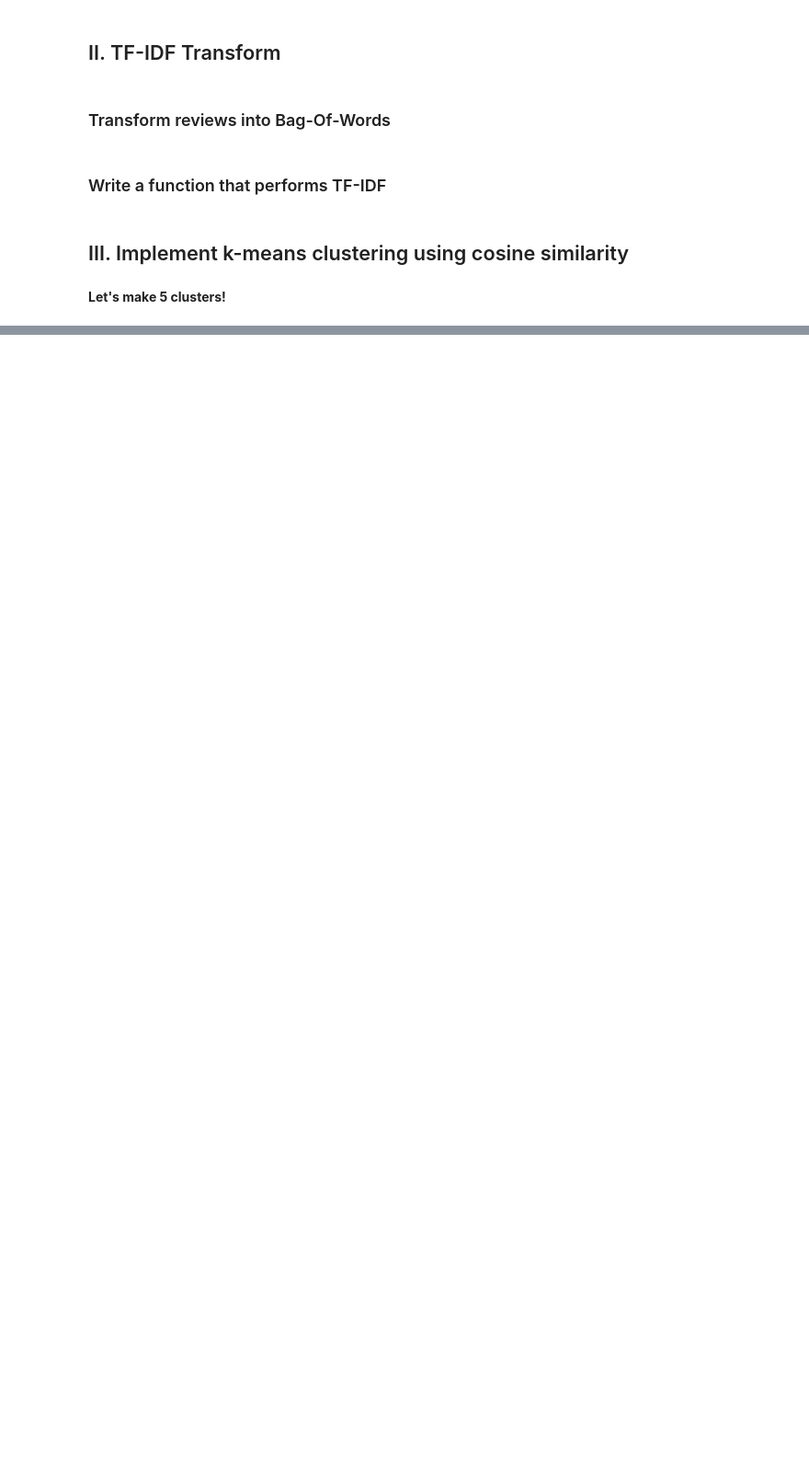
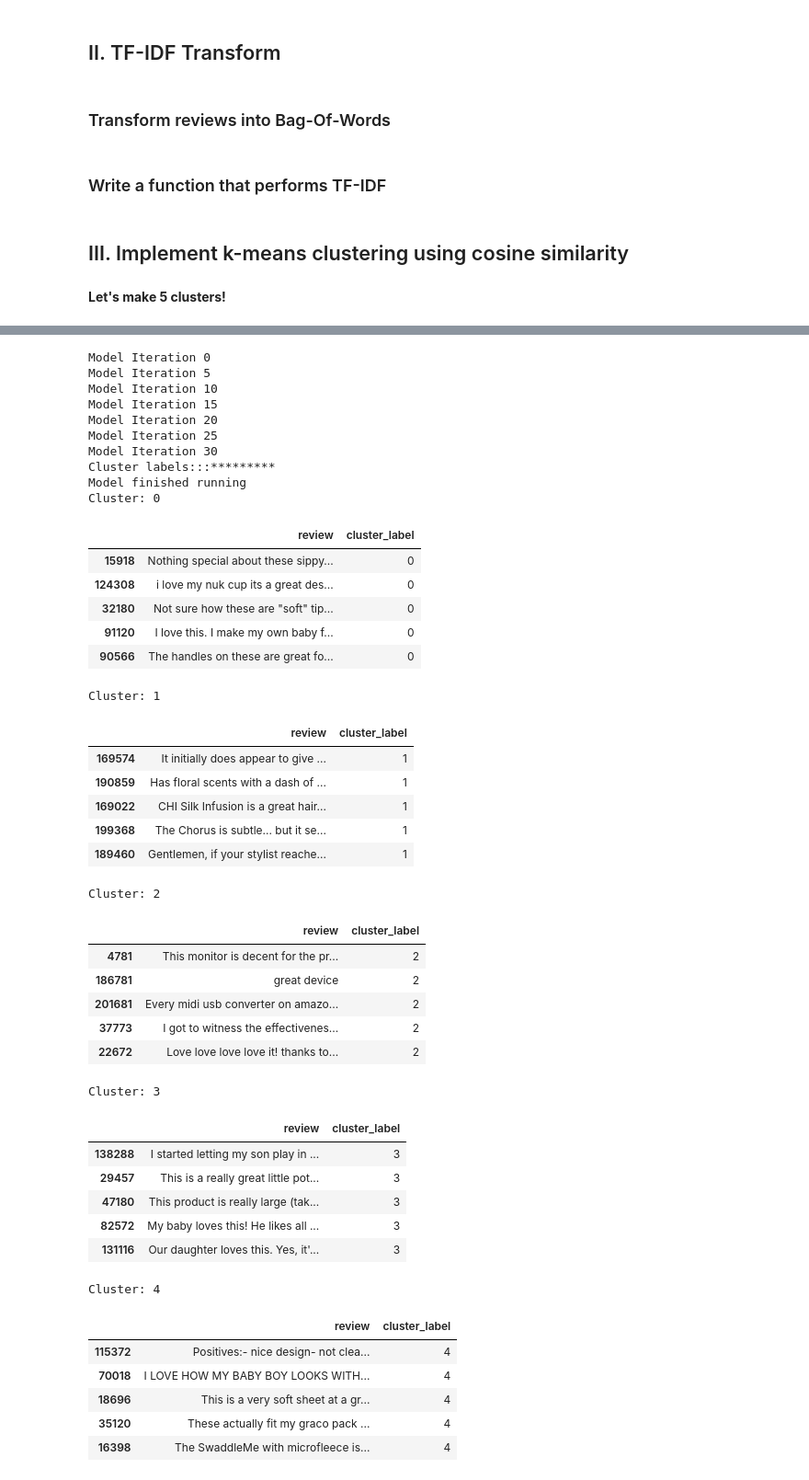
Before and after one commit to akihsirh/Text-Processing-And-Clustering, a Jupyter notebook: TF-IDF and k-means clustering.ipynb, the cells around one changed output, grey strips where cells are left out. Shown at 92% size. Drawn from its saved outputs; the diff is of its cells as text; code cells hidden in the pictures; blank space fills up the shorter version.

```diff
--- a/TF-IDF and k-means clustering.ipynb
+++ b/TF-IDF and k-means clustering.ipynb
@@ -141,0 +317,57 @@ print(get_cossim(tf_idf, cluster_centres))
+# %%
+# Assign number of clusters to variables
+n = 15
+#Generate 15 random indices
+np.random.seed(45678)
+indices = np.random.choice(tf_idf.shape[0], n, replace=False)
+#indices
+# Store the 15 randomly selected reviews as cluster centres
+cluster_centres = tf_idf[indices]
+km = Kmeans(n, seed= 1234, max_iter=35)
+labels = km.fit_kmeans(tf_idf).cluster_labels
+print_cluster(labels, n)
+# %% [output]
+Model Iteration 0
+Model Iteration 5
+Model Iteration 10
+Model Iteration 15
+Model Iteration 20
+Model Iteration 25
+Model Iteration 30
+Cluster labels:::*********
+Model finished running
+Cluster: 0
+|  | review | cluster_label |
+| 15918 | Nothing special about these sippy... | 0 |
+| 124308 | i love my nuk cup its a great des... | 0 |
+| 32180 | Not sure how these are "soft" tip... | 0 |
+| 91120 | I love this. I make my own baby f... | 0 |
+| 90566 | The handles on these are great fo... | 0 |
+Cluster: 1
+|  | review | cluster_label |
+| 169574 | It initially does appear to give ... | 1 |
+| 190859 | Has floral scents with a dash of ... | 1 |
+| 169022 | CHI Silk Infusion is a great hair... | 1 |
+| 199368 | The Chorus is subtle... but it se... | 1 |
+| 189460 | Gentlemen, if your stylist reache... | 1 |
+Cluster: 2
+|  | review | cluster_label |
+| 4781 | This monitor is decent for the pr... | 2 |
+| 186781 | great device | 2 |
+| 201681 | Every midi usb converter on amazo... | 2 |
+| 37773 | I got to witness the effectivenes... | 2 |
+| 22672 | Love love love love it! thanks to... | 2 |
+Cluster: 3
+|  | review | cluster_label |
+| 138288 | I started letting my son play in ... | 3 |
+| 29457 | This is a really great little pot... | 3 |
+| 47180 | This product is really large (tak... | 3 |
+| 82572 | My baby loves this! He likes all ... | 3 |
+| 131116 | Our daughter loves this. Yes, it'... | 3 |
+Cluster: 4
+|  | review | cluster_label |
+| 115372 | Positives:- nice design- not clea... | 4 |
+| 70018 | I LOVE HOW MY BABY BOY LOOKS WITH... | 4 |
+| 18696 | This is a very soft sheet at a gr... | 4 |
+| 35120 | These actually fit my graco pack ... | 4 |
+| 16398 | The SwaddleMe with microfleece is... | 4 |
```
Also changed, not shown: parts of 25 cells of this notebook, 1 other file.
